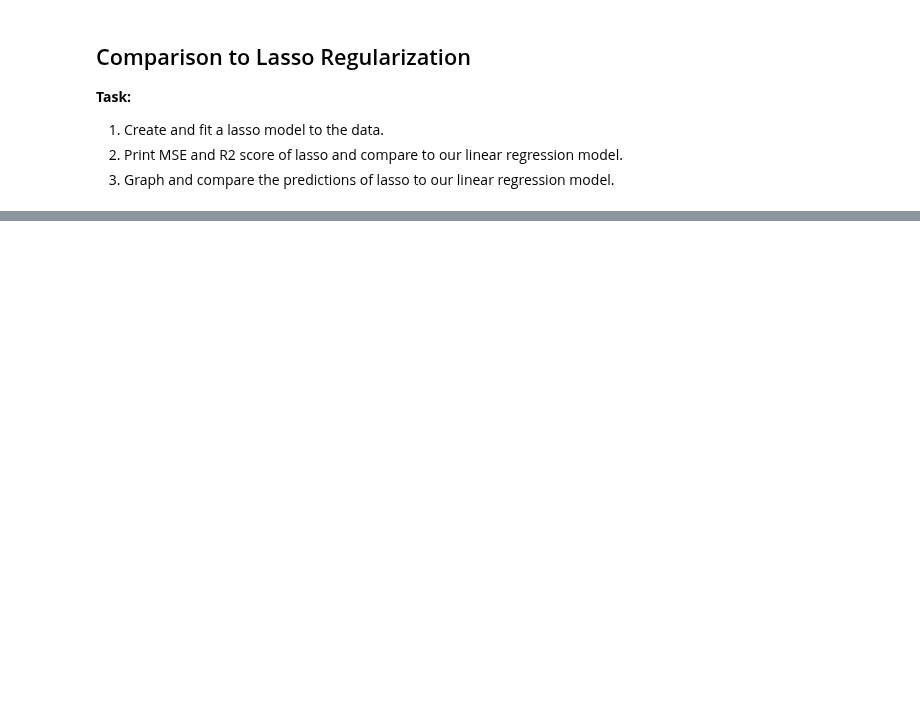
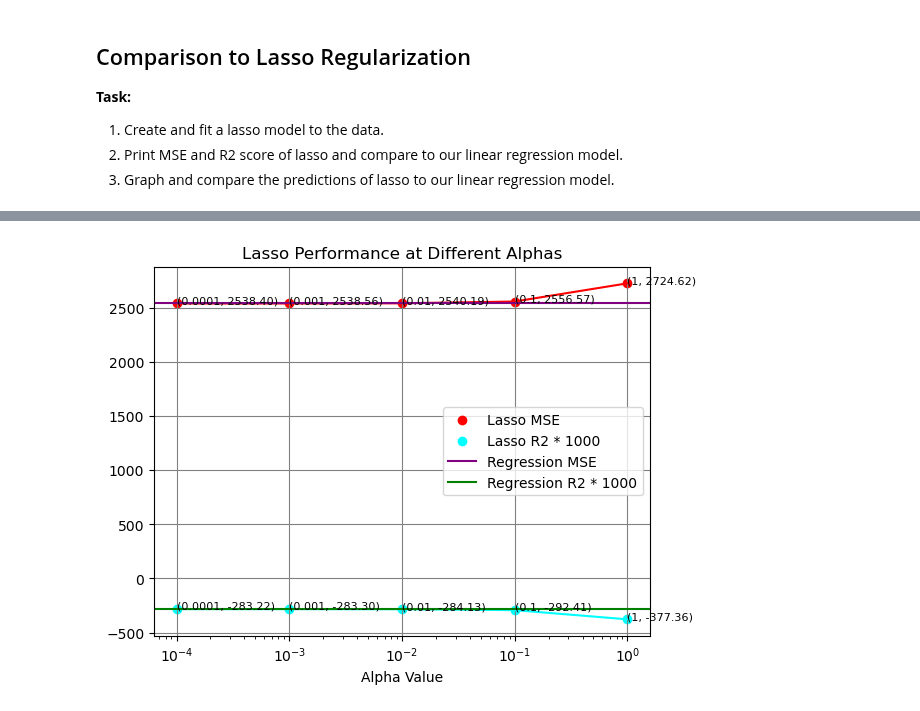
Before and after one commit to EvanA4/OCAI, a Jupyter notebook: data.ipynb, the cells around one changed output, grey strips where cells are left out. Drawn from its saved outputs; the diff is of its cells as text; code cells hidden in the pictures; blank space fills up the shorter version.

```diff
--- a/data.ipynb
+++ b/data.ipynb
@@ -197,0 +158,81 @@ R2 Score:
+# %%
+# dictionary that stores all the data for below graphs
+lasso_data = {
+    'alphas':[0.0001, 0.001, 0.01, 0.1, 1],
+    'MSEs':[],
+    'R2s':[]
+}
+
+# find MSE and R2 for each alpha
+for alpha in lasso_data['alphas']:
+
+    # lasso decleration and training
+    lasso_model = linear_model.Lasso(alpha=alpha)
+    lasso_model.fit(X_train_scaled, y_train)
+
+    # predict
+    lasso_pred = lasso_model.predict(X_test_scaled)
+    lasso_pred_full = lasso_model.predict(X_scaled)
+
+    # performance metrics
+    lasso_mse = mean_squared_error(y_test, lasso_pred)
+    lasso_r2 = r2_score(y_test, lasso_pred)
+
+    lasso_data['MSEs'].append(lasso_mse)
+    lasso_data['R2s'].append(lasso_r2*1000)
+
+
+plt.figure()
+plt.clf()
+
+# lasso metrics
+plt.plot(lasso_data['alphas'], lasso_data['MSEs'], color = "red")
+plt.plot(lasso_data['alphas'], lasso_data['R2s'], color = "cyan")
+plt.scatter(lasso_data['alphas'], lasso_data['MSEs'], label = "Lasso MSE", color = "red")
+plt.scatter(lasso_data['alphas'], lasso_data['R2s'], label = "Lasso R2 * 1000", color = "cyan")
+
+# regression metrics
+plt.axhline(y = mse, color = "purple", label = "Regression MSE")
+plt.axhline(y = r2*1000, color = "green", label = "Regression R2 * 1000")
+
+# labeleing each data point
+for x, y in zip(lasso_data['alphas'], lasso_data['MSEs']):
+    plt.text(x, y, f"({x}, {y:.2f})", fontsize=8)
+for x, y in zip(lasso_data['alphas'], lasso_data['R2s']):
+    plt.text(x, y, f"({x}, {y:.2f})", fontsize=8)
+
+plt.xscale('log')
+plt.grid(color="grey")
+plt.xlabel("Alpha Value")
+plt.title("Lasso Performance at Different Alphas")
+plt.legend()
+plt.show()
+
+# for the next graph, we'll be using the best alpha, 0.0001
+lasso_model = linear_model.Lasso(alpha=0.0001)
+lasso_model.fit(X_train_scaled, y_train)
+lasso_pred = lasso_model.predict(X_test_scaled)
+lasso_pred_full = lasso_model.predict(X_scaled)
+lasso_mse = mean_squared_error(y_test, lasso_pred)
+lasso_r2 = r2_score(y_test, lasso_pred)
+
+# printing performance metrics for the best alpha
+print(f"MSE:\n\tRegression: {mse:.2f}\n\tLasso: {lasso_mse:.2f}\n")
+print(f"R2 Score:\n\tRegression: {r2:.4f}\n\tLasso: {lasso_r2:.4f}")
+
+# displaying predictions vs regression
+plt.figure()
+plt.clf()
+
+plt.plot(X_train, y_train, label="Train", color="darkorange")
+plt.plot(X_test, y_test, label="Test", color="navajowhite")
+plt.plot(X, y_pred_full, label="Linear Regression", color="purple")
+plt.plot(X, lasso_pred_full, label="Lasso", color="green")
+
+plt.grid(color="grey")
+plt.ylabel("Average Stock Price")
+plt.title("Linear Regression vs Lasso Predictions")
+plt.legend()
+plt.show()
+# %% [output]
+[figure, added]
```
Also changed, not shown: parts of 3 cells of this notebook.
